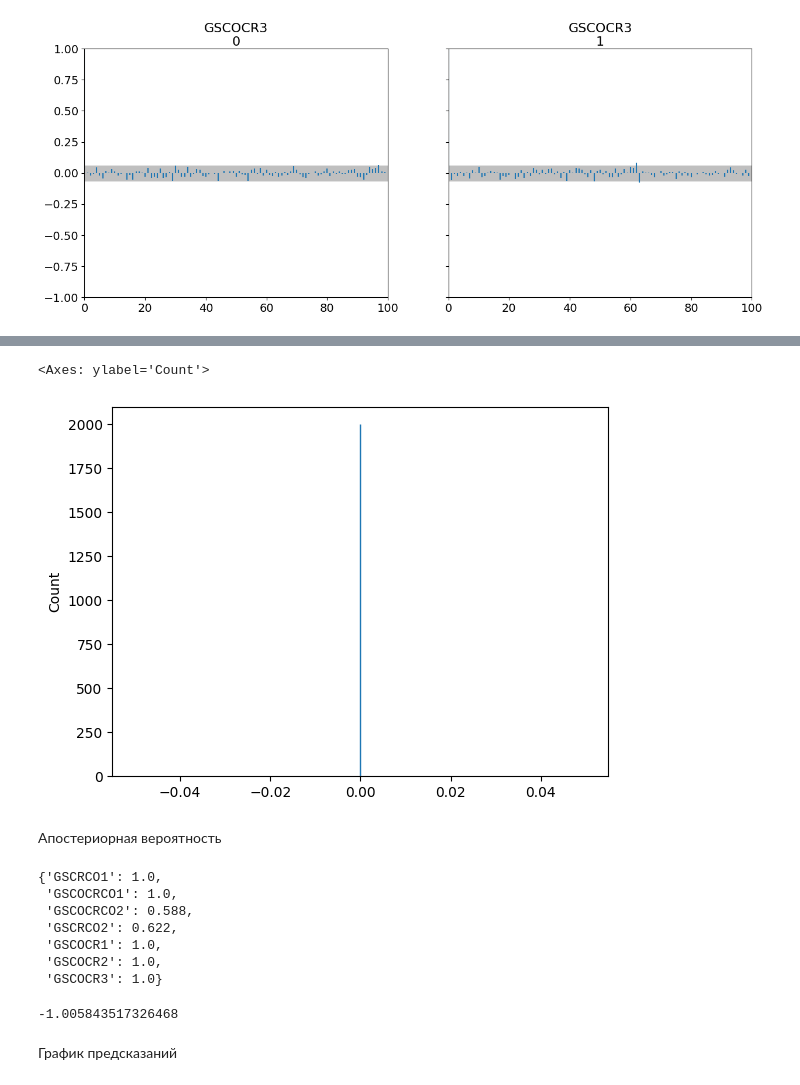
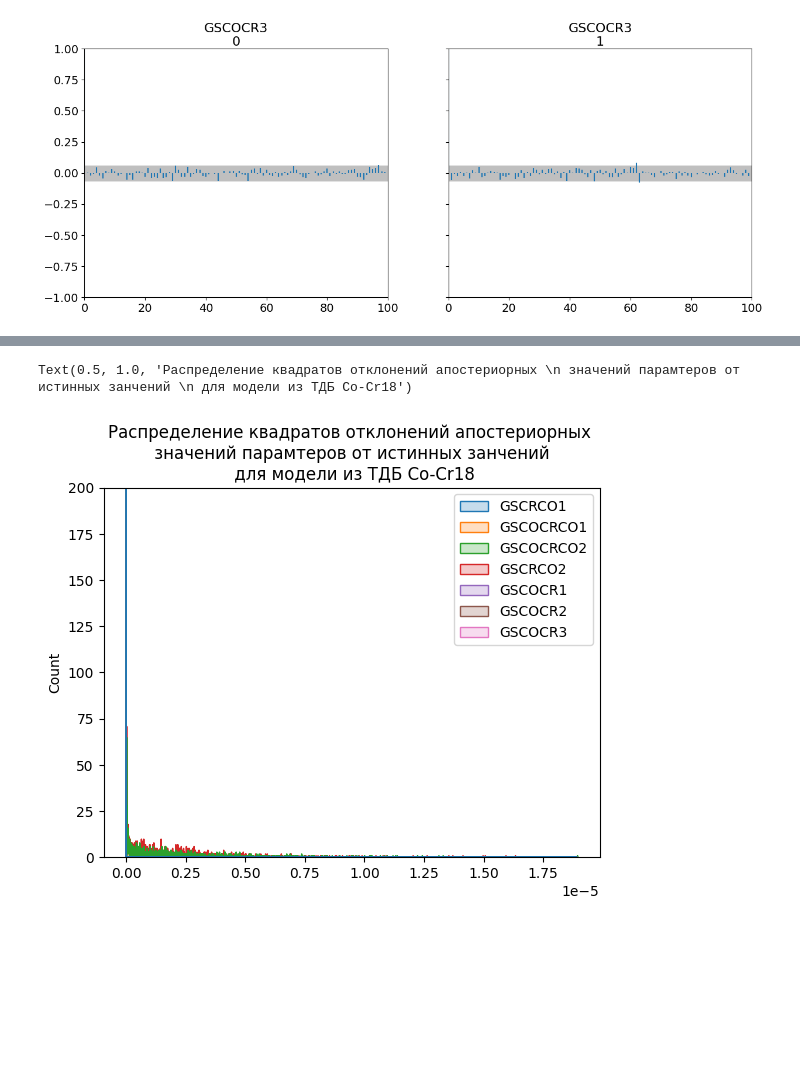
Before and after one commit to elizaveta-mgebrishvili/BF-MCMC, a Jupyter notebook: CoCr18_chains_analysis.ipynb, the cells around one changed output, grey strips where cells are left out. Drawn from its saved outputs; the diff is of its cells as text; code cells hidden in the pictures; blank space fills up the shorter version.

```diff
--- a/CoCr18_chains_analysis.ipynb
+++ b/CoCr18_chains_analysis.ipynb
@@ -230,48 +175,7 @@ sns.histplot(mse_par_dict['GSCOCR2'], element="poly") #, kde=True element="poly"
-# %%
-sns.histplot(mse_par_dict['GSCOCR3'], element="poly") #, kde=True element="poly"
-# %% [output]
-<Axes: ylabel='Count'>
-[figure, removed]
-# %% [markdown]
-Апостериорная вероятность
-# %%
-ppp_dict = dict()
-ln_ppp_dict = dict()
-di = 0.000001
-
-for par in par_list:
-    list_cnt = [x for x in mse_par_dict[par] if x <= di]
-
-    if len(list_cnt) == 0:
-        print(par)
-        mean = np.mean(mse_par_dict[par])
-        std = np.std(mse_par_dict[par])
-        # не подходит для любого параметра, только для норм распределнного
-        ppp_dict[par] = scipy.stats.norm(mean, std).pdf(di)
-    else:
-        # print(par)
-        # print(len(list_cnt))
-        # print(num)
-        ppp_dict[par] = len(list_cnt)/num
-
-    ln_ppp_dict[par] = np.log(ppp_dict[par])
-
-ppp_dict
-# %% [output]
-{'GSCRCO1': 1.0,
- 'GSCOCRCO1': 1.0,
- 'GSCOCRCO2': 0.588,
- 'GSCRCO2': 0.622,
- 'GSCOCR1': 1.0,
- 'GSCOCR2': 1.0,
- 'GSCOCR3': 1.0}
-# %%
-ppp = 0
-
-for par in par_list:
-    ppp += ln_ppp_dict[par]
-ppp
-# %% [output]
--1.005843517326468
-# %% [markdown]
-График предсказаний
+# %%
+ax = sns.histplot(mse_par_dict, element="poly") #, kde=True element="poly"
+ax.set_ylim(0, 200)
+ax.set_title('Распределение квадратов отклонений апостериорных \n значений парамтеров от истинных занчений \n для модели из ТДБ Co-Cr18')
+# %% [output]
+Text(0.5, 1.0, 'Распределение квадратов отклонений апостериорных \n значений парамтеров от истинных занчений \n для модели из ТДБ Co-Cr18')
+[figure, added]
```
Also changed, not shown: parts of 30 cells of this notebook, 4 other files.
